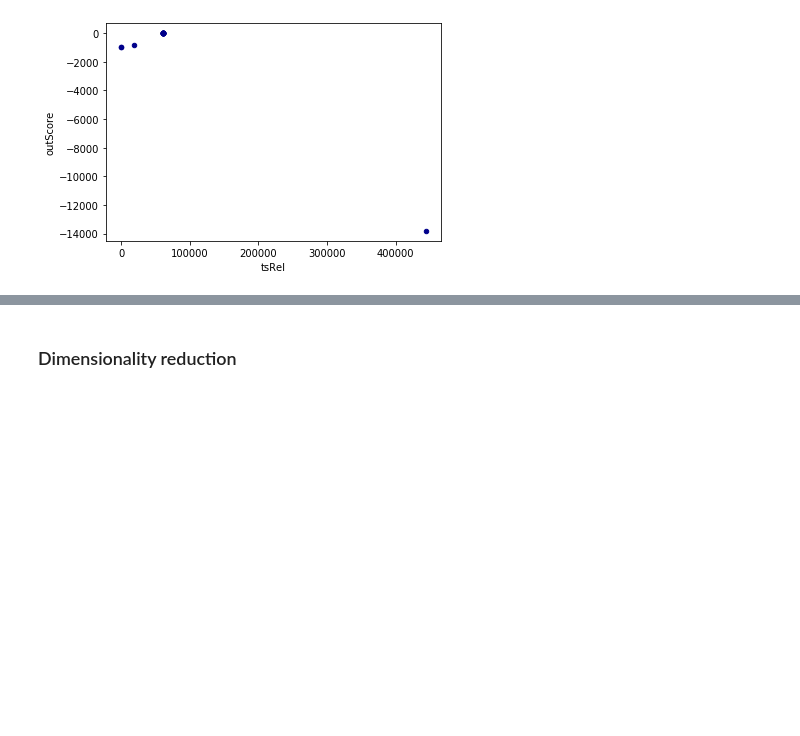
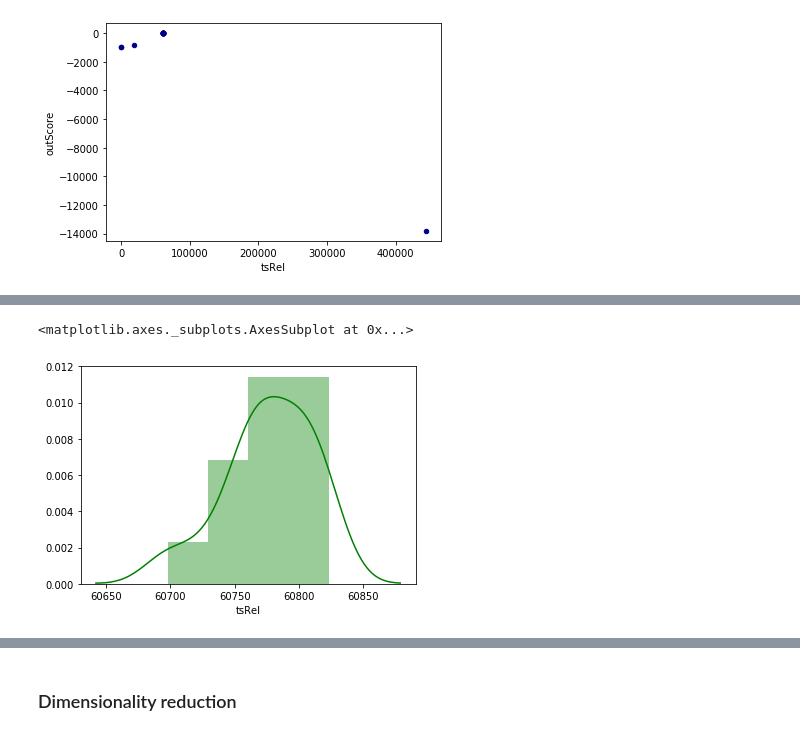
Before and after one commit to asrenninger/Week2, a Jupyter notebook: ml_on_small_data.ipynb, the cells around one changed output, grey strips where cells are left out. Cells and saved outputs as stored; diff of their text form; code cells hidden in the pictures; blank space fills up the shorter version.

```diff
--- a/ml_on_small_data.ipynb
+++ b/ml_on_small_data.ipynb
@@ -312,0 +332,3 @@ dfTmp.plot.scatter(x='tsRel', y='outScore', c='DarkBlue')
+# %%
+dfTmpFil = dfTmp[np.logical_and(dfTmp.outScore>-5, dfTmp.outScore<5)]
+dfTmpFil
@@ -312,0 +351,5 @@ dfTmp.plot.scatter(x='tsRel', y='outScore', c='DarkBlue')
+# %%
+sns.distplot(dfTmpFil.tsRel, hist = True, color="g")
+# %% [output]
+<matplotlib.axes._subplots.AxesSubplot at 0x...>
+[figure, added]
```
Also changed, not shown: parts of 50 cells of this notebook, 6 other files.
